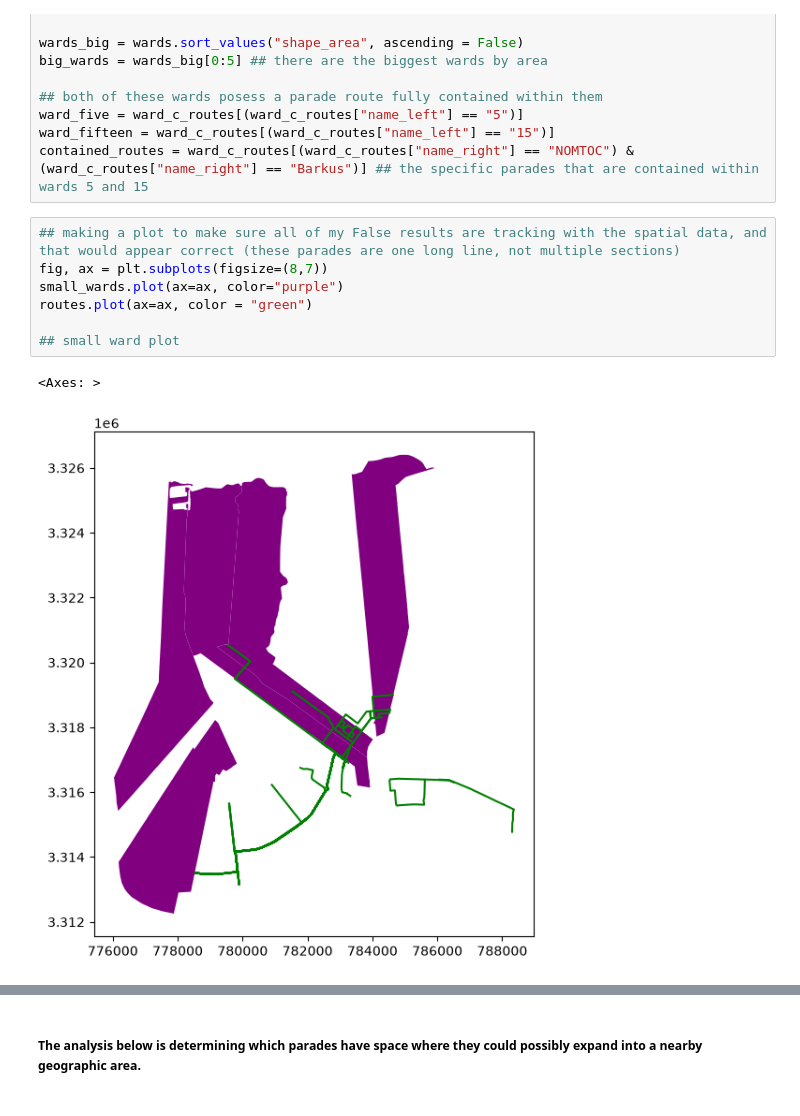
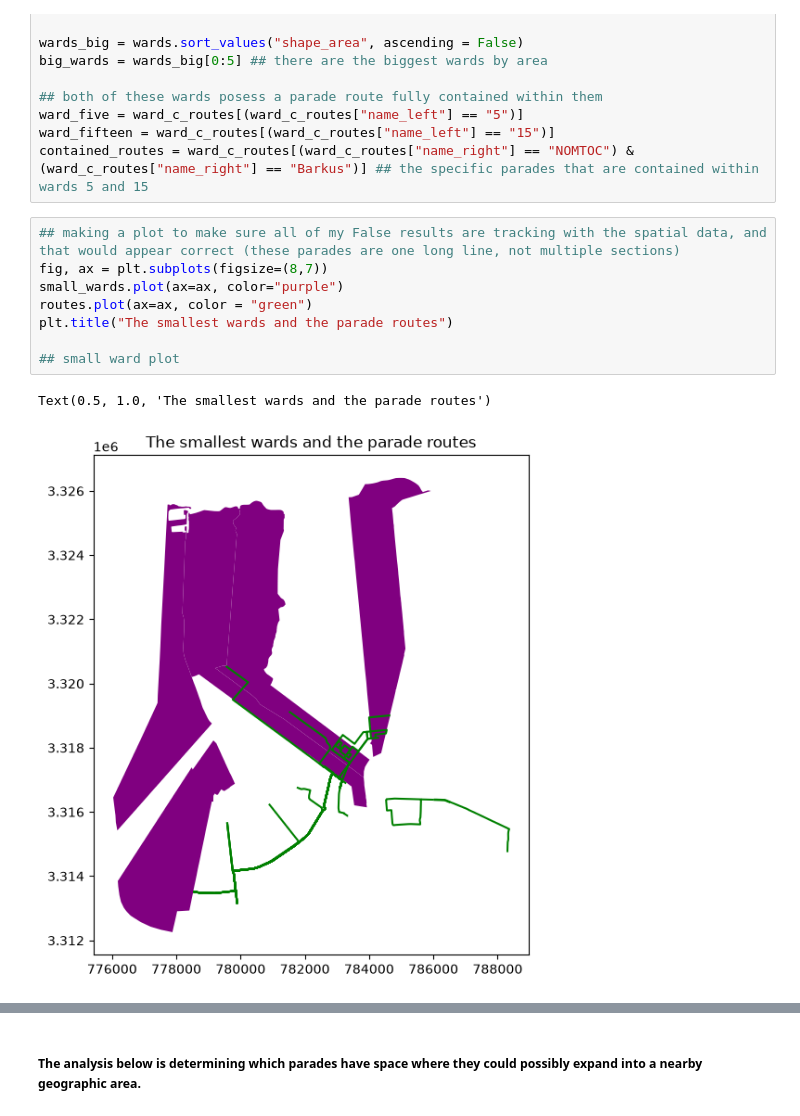
Before and after one commit to arhorton/geog592-arhorton, a Jupyter notebook: homework/week07/arhorton-hw08.ipynb, the cells around one changed output, grey strips where cells are left out. Cells and saved outputs as stored; diff of their text form.

```diff
--- a/homework/week07/arhorton-hw08.ipynb
+++ b/homework/week07/arhorton-hw08.ipynb
@@ -212,13 +221,14 @@ contained_routes = ward_c_routes[(ward_c_routes["name_right"] == "NOMTOC") & (wa
 # %%
 ## making a plot to make sure all of my False results are tracking with the spatial data, and that would appear correct (these parades are one long line, not multiple sections)
 fig, ax = plt.subplots(figsize=(8,7))
 small_wards.plot(ax=ax, color="purple")
 routes.plot(ax=ax, color = "green")
+plt.title("The smallest wards and the parade routes")
 
 ## small ward plot
 # %% [output]
-<Axes: >
+Text(0.5, 1.0, 'The smallest wards and the parade routes')
-[figure, old version]
+[figure, new version]
 # %%
 fig, ax = plt.subplots(figsize=(8,7))
 big_wards.plot(ax=ax, color="purple")
```
Also changed, not shown: parts of 8 cells of this notebook.
